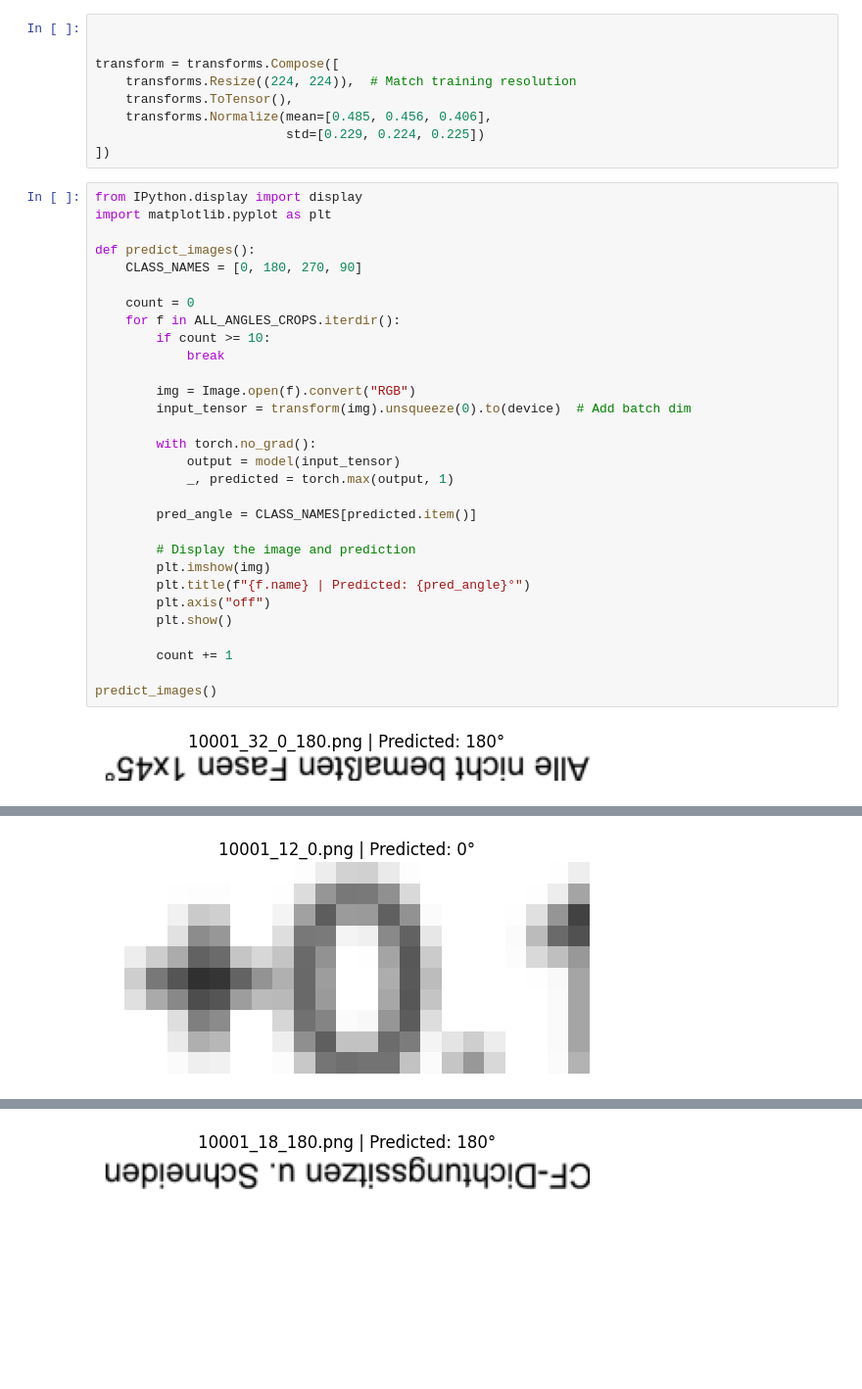
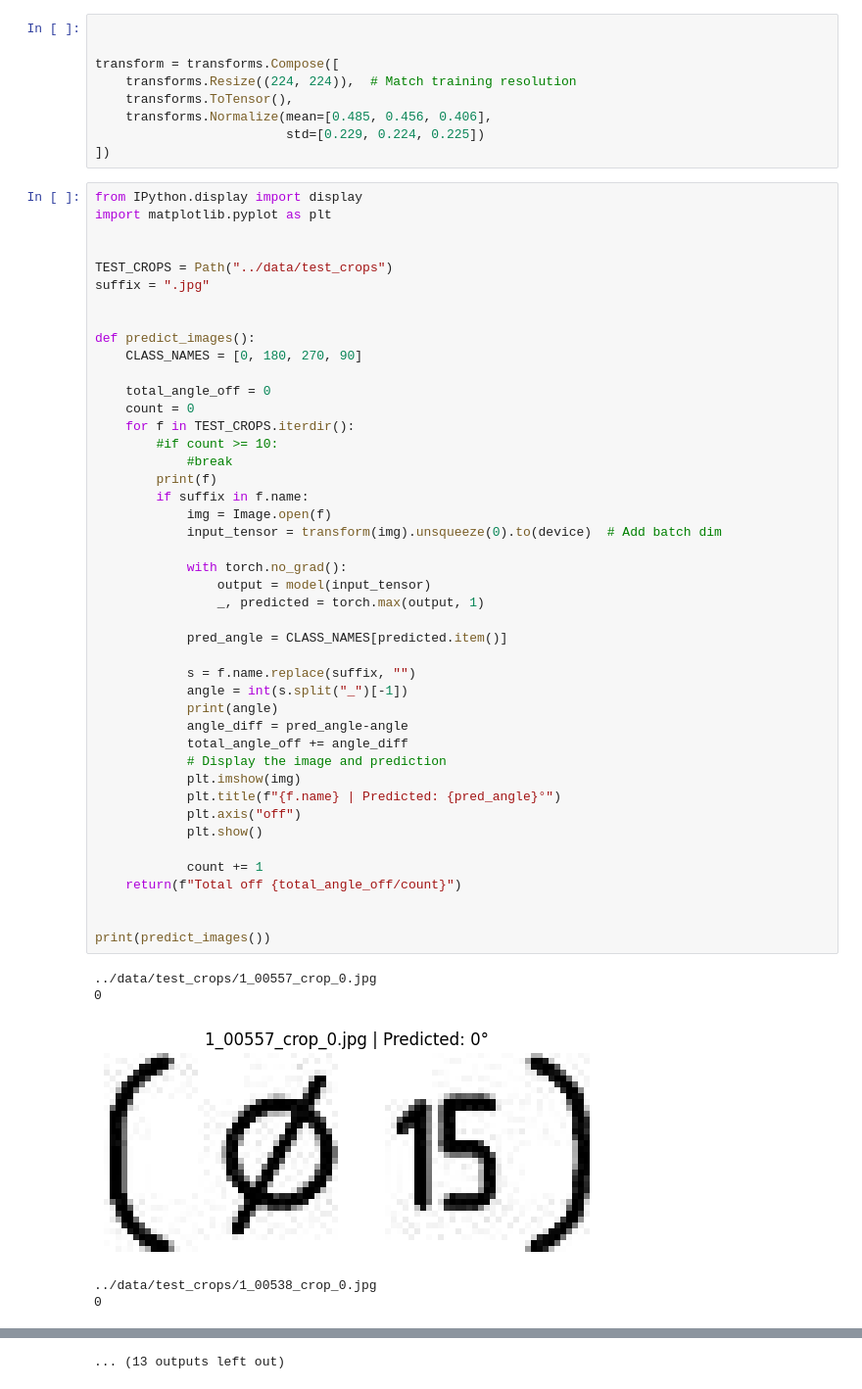
Before and after one commit to gonlyplease/ocr-rec-lab, a Jupyter notebook: pipeline/inference_pipeline.ipynb, the cells around one changed output, grey strips where cells are left out. Shown at 98% size. Saved outputs shown, nothing was run; the diff lists cells and outputs as text; blank space fills up the shorter version.

Commit message:
Test on other crops

```diff
--- a/pipeline/inference_pipeline.ipynb
+++ b/pipeline/inference_pipeline.ipynb
@@ -95,32 +95,50 @@ transform = transforms.Compose([
 # %%
 from IPython.display import display
 import matplotlib.pyplot as plt
 
+
+TEST_CROPS = Path("../data/test_crops")
+suffix = ".jpg"
+
+
 def predict_images():
     CLASS_NAMES = [0, 180, 270, 90]
 
+    total_angle_off = 0
     count = 0
-    for f in ALL_ANGLES_CROPS.iterdir():
-        if count >= 10:
-            break
+    for f in TEST_CROPS.iterdir():
+        #if count >= 10:
+            #break
+        print(f)
+        if suffix in f.name:
+            img = Image.open(f)
+            input_tensor = transform(img).unsqueeze(0).to(device)  # Add batch dim
 
-        img = Image.open(f).convert("RGB")
-        input_tensor = transform(img).unsqueeze(0).to(device)  # Add batch dim
+            with torch.no_grad():
+                output = model(input_tensor)
+                _, predicted = torch.max(output, 1)
 
-        with torch.no_grad():
-            output = model(input_tensor)
-            _, predicted = torch.max(output, 1)
+            pred_angle = CLASS_NAMES[predicted.item()]
 
-        pred_angle = CLASS_NAMES[predicted.item()]
+            s = f.name.replace(suffix, "")
+            angle = int(s.split("_")[-1])
+            print(angle)
+            angle_diff = pred_angle-angle
+            total_angle_off += angle_diff
+            # Display the image and prediction
+            plt.imshow(img)
+            plt.title(f"{f.name} | Predicted: {pred_angle}°")
+            plt.axis("off")
+            plt.show()
 
-        # Display the image and prediction
-        plt.imshow(img)
-        plt.title(f"{f.name} | Predicted: {pred_angle}°")
-        plt.axis("off")
-        plt.show()
+            count += 1
+    return(f"Total off {total_angle_off/count}")
 
-        count += 1
 
-predict_images()
+print(predict_images())
 # %% [output]
+../data/test_crops/1_00557_crop_0.jpg
+0
-[figure, old version]
+[figure, new version]
+../data/test_crops/1_00538_crop_0.jpg
+0
@@ -132 +158,0 @@ predict_images()
-[figure, removed]
@@ -135 +159 @@ predict_images()
-[figure, removed]
+... (13 outputs left out)
```
Also changed, not shown: parts of 1 cell of this notebook.
